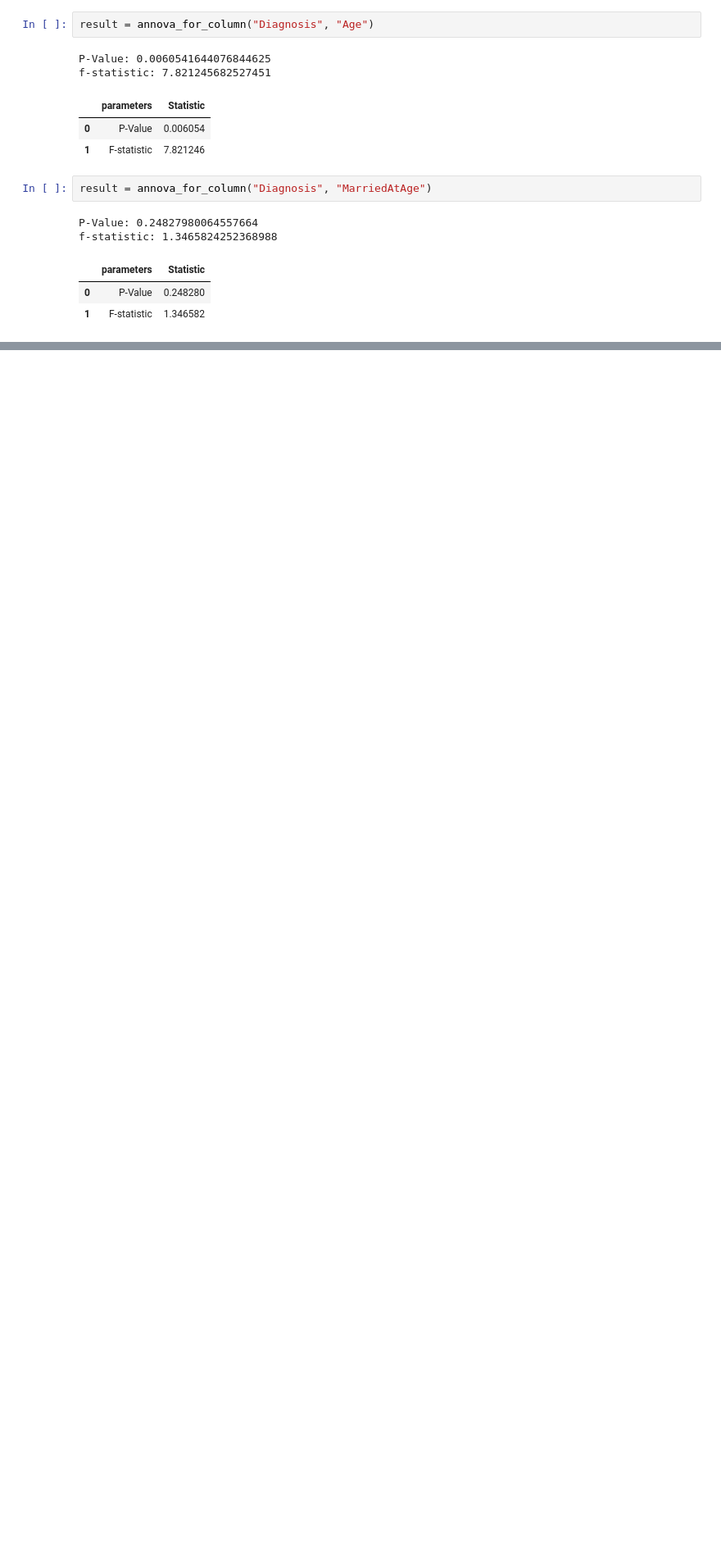
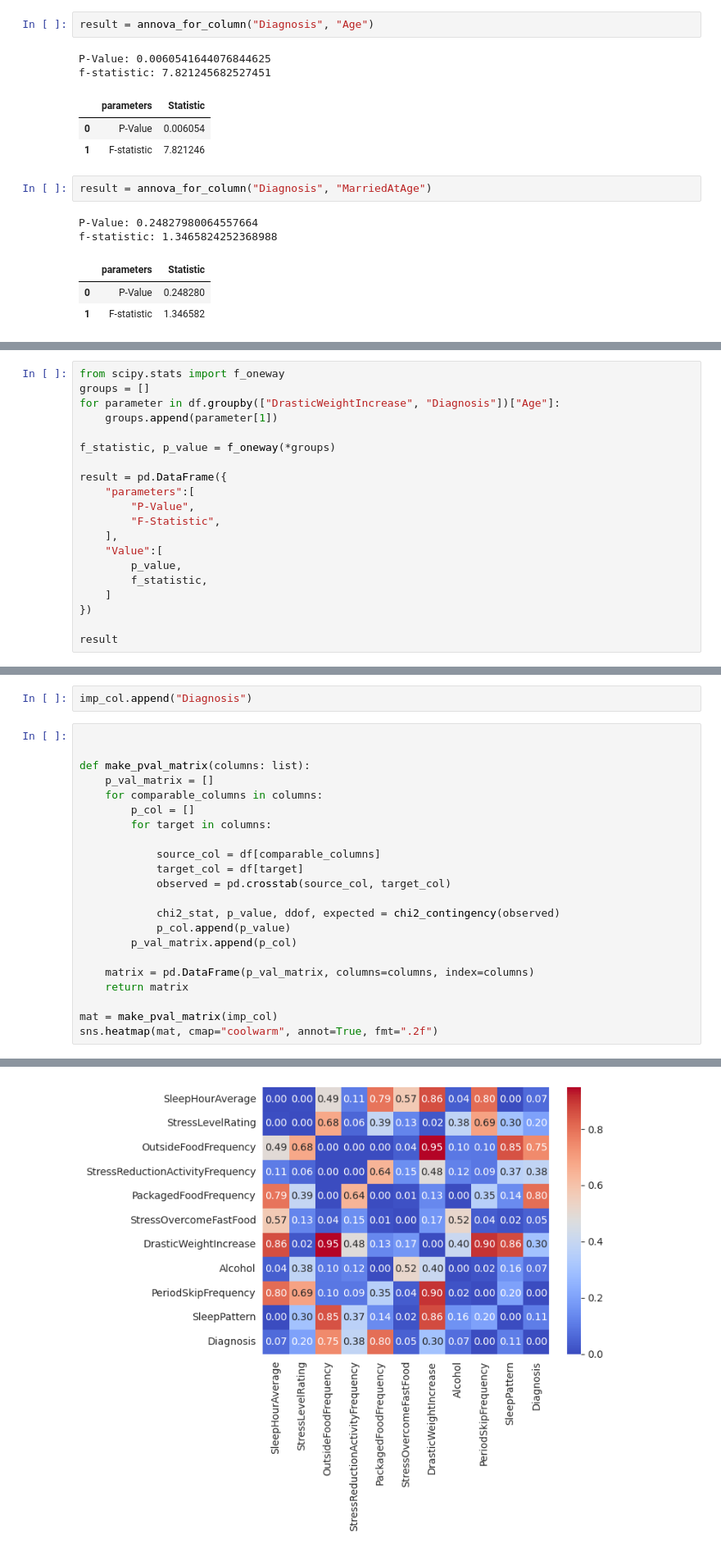
Before and after one commit to pickleprat/FertilityAnalysis, a Jupyter notebook: responses.ipynb, the cells around one changed output, grey strips where cells are left out. Shown at 82% size. Saved outputs shown, nothing was run; the diff lists cells and outputs as text; blank space fills up the shorter version.

```diff
--- a/responses.ipynb
+++ b/responses.ipynb
@@ -619,0 +650,20 @@ f-statistic: 1.3465824252368988
+# %%
+from scipy.stats import f_oneway
+groups = []
+for parameter in df.groupby(["DrasticWeightIncrease", "Diagnosis"])["Age"]:
+    groups.append(parameter[1])
+
+f_statistic, p_value = f_oneway(*groups)
+
+result = pd.DataFrame({
+    "parameters":[
+        "P-Value",
+        "F-Statistic",
+    ],
+    "Value":[
+        p_value,
+        f_statistic,
+    ]
+})
+
+result
@@ -619,0 +674,25 @@ f-statistic: 1.3465824252368988
+# %%
+imp_col.append("Diagnosis")
+# %%
+
+
+def make_pval_matrix(columns: list):
+    p_val_matrix = []
+    for comparable_columns in columns:
+        p_col = []
+        for target in columns:
+
+            source_col = df[comparable_columns]
+            target_col = df[target]
+            observed = pd.crosstab(source_col, target_col)
+
+            chi2_stat, p_value, ddof, expected = chi2_contingency(observed)
+            p_col.append(p_value)
+        p_val_matrix.append(p_col)
+
+    matrix = pd.DataFrame(p_val_matrix, columns=columns, index=columns)
+    return matrix
+
+mat = make_pval_matrix(imp_col)
+sns.heatmap(mat, cmap="coolwarm", annot=True, fmt=".2f")
+# %% [output]
@@ -619,0 +700 @@ f-statistic: 1.3465824252368988
+[figure, added]
```
Also changed, not shown: parts of 14 cells of this notebook, 37 other files.
